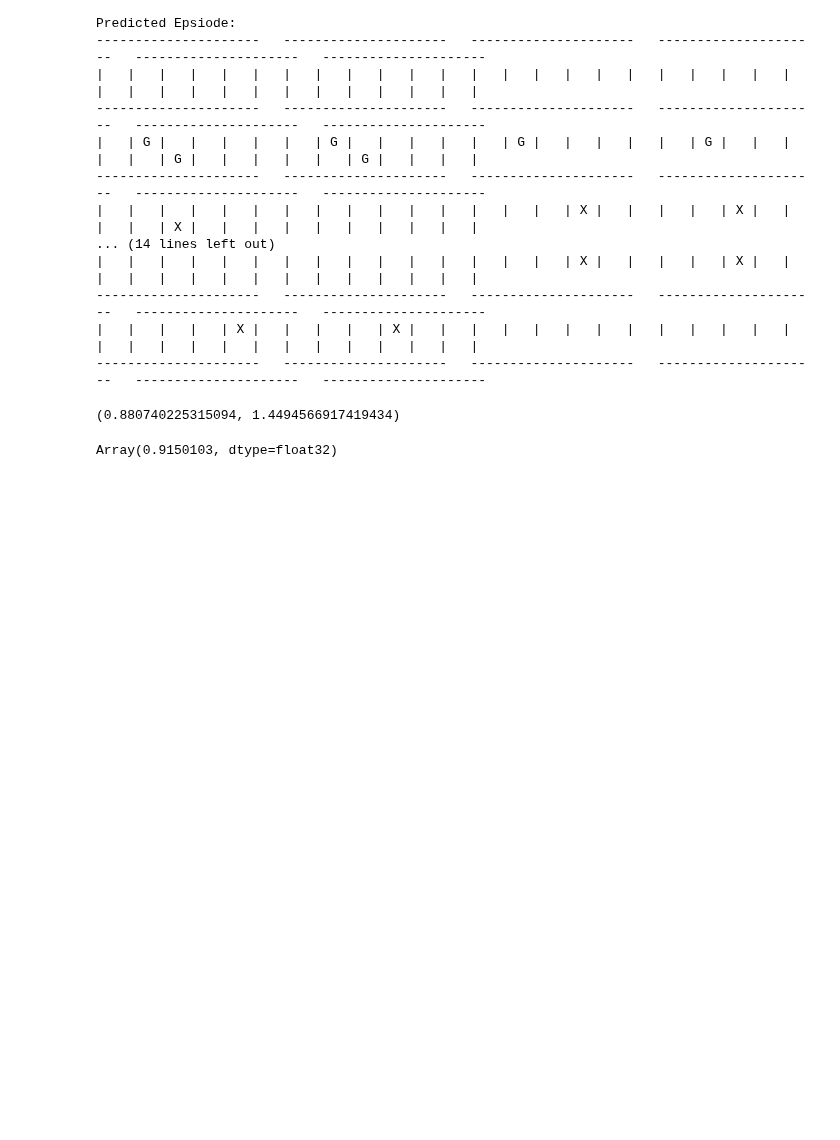
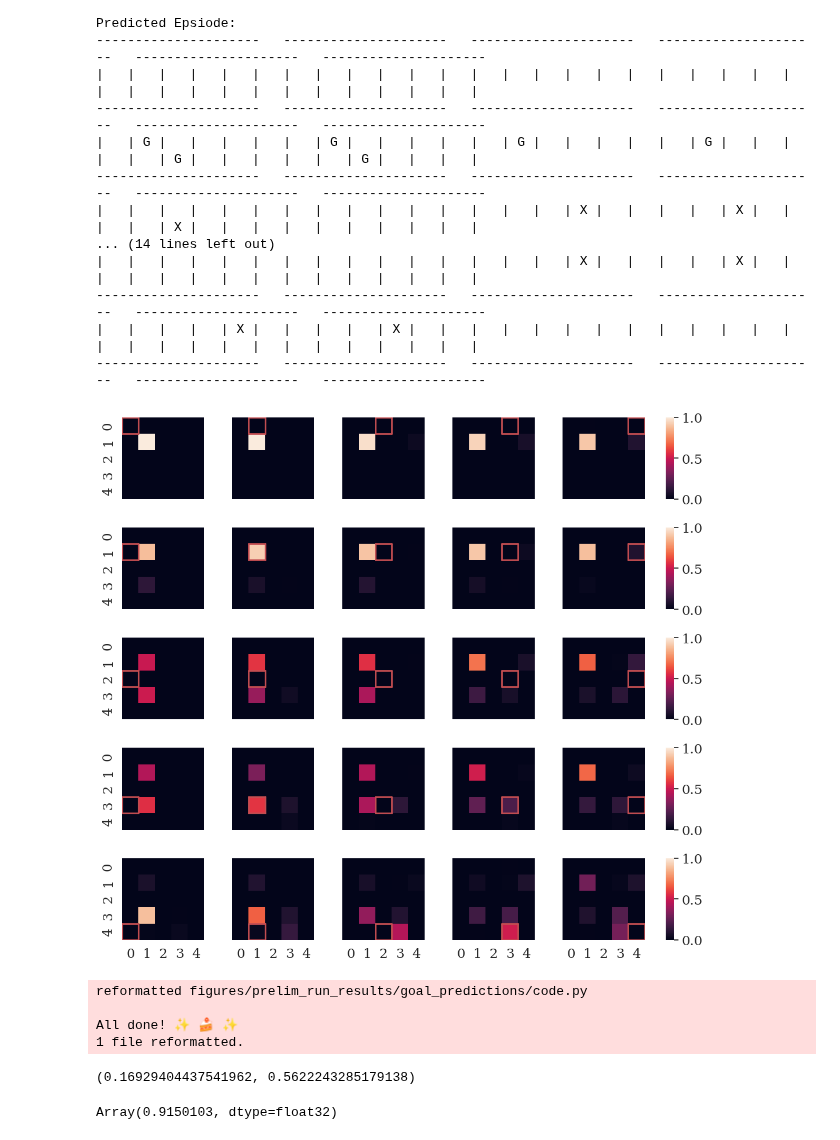
Before and after one commit to DylanCope/poclaps, a Jupyter notebook: prelim_results_gen_seqs_with_world_model.ipynb, the cells around one changed output. Cells and saved outputs as stored; diff of their text form; code cells hidden in the pictures; blank space fills up the shorter version.

Commit message:
goal predictions analysis of ablated method

```diff
--- a/prelim_results_gen_seqs_with_world_model.ipynb
+++ b/prelim_results_gen_seqs_with_world_model.ipynb
@@ -956,14 +983,83 @@ Predicted Epsiode:
+# %%
+import matplotlib.gridspec as gridspec
+
+def plot_goal_predictions(acc_df):
+    set_plotting_style(font_scale=1.5)
+
+    plt.figure(figsize=(11, 10))
+    gs = gridspec.GridSpec(5, 6, width_ratios=[1, 1, 1, 1, 1, 0.1])
+
+    for j in range(5):
+        for i in range(5):
+            true_x, true_y = j, i
+
+            df = acc_df[(acc_df['act_goal_pos_x'] == true_x) & (acc_df['act_goal_pos_y'] == true_y)]
+
+            preds_table = np.zeros((env_params.grid_size, env_params.grid_size))
+
+            for row in df.itertuples():
+                preds_table[row.pred_goal_pos_x, row.pred_goal_pos_y] += 1
+
+            preds_table /= preds_table.sum()
+
+            ax = plt.subplot(gs[j, i])
+            sns.heatmap(
+                preds_table,
+                ax=ax,
+                cbar=i == 4,
+                cbar_ax=None if i != 4 else plt.subplot(gs[j, 5]),
+                vmin=0, vmax=1,
+                square=True
+            )
+
+            if i != 0:
+                ax.set_yticks([])
+                ax.set_ylabel('')
+            else:
+                ax.set_yticks(np.array([0, 1, 2, 3, 4]) + 0.5)
+                ax.set_yticklabels(['0', '1', '2', '3', '4'])
+
+            if j != 4:
+                ax.set_xticks([])
+                ax.set_xlabel('')
+            else:
+                ax.set_xticks(np.array([0, 1, 2, 3, 4]) + 0.5)
+                ax.set_xticklabels(['0', '1', '2', '3', '4'])
+
+            width = 2
+            ax.plot([true_y, true_y + 1], [true_x, true_x], 'r', linewidth=width)
+            ax.plot([true_y, true_y + 1], [true_x + 1, true_x + 1], 'r', linewidth=width)
+            ax.plot([true_y, true_y], [true_x, true_x + 1], 'r', linewidth=width)
+            ax.plot([true_y + 1, true_y + 1], [true_x, true_x + 1], 'r', linewidth=width)
+
+        cbar_ax = plt.subplot(gs[j, 5])
+        cbar_ax.set_aspect(10)  # Adjust this value to fine-tune
+
+    plt.tight_layout()
+
+
+save_reproducible_figure(
+    'goal_predictions', acc_df, plot_goal_predictions, show=True,
+    figures_dir=f'figures/prelim_run_results'
+)
+# %% [output]
+[figure, added]
+reformatted figures/prelim_run_results/goal_predictions/code.py
+
+All done! ✨ 🍰 ✨
+1 file reformatted.
 # %%
 predicted_ep = obs_preds.round(2)
 pred_goal_pos, _ = get_goals_and_pos(predicted_ep)
+act_goal_pos, _ = get_goals_and_pos(traj_batch.obs)
 
-delta_goal_pos = jnp.abs(pred_goal_pos - traj_batch.env_state.env_state.goal_pos)
-goal_pos_dist = jnp.linalg.norm(delta_goal_pos, ord=1, axis=-1)
-goal_pos_dist_mean = goal_pos_dist[jnp.logical_not(seq_mask)].mean()
-goal_pos_dist_std = goal_pos_dist[jnp.logical_not(seq_mask)].std()
+delta_goal_pos = jnp.abs(pred_goal_pos - act_goal_pos)
+goal_pos_dist = jnp.linalg.norm(delta_goal_pos, ord=1, axis=-1)[jnp.logical_not(seq_mask)]
+goal_pos_dist_mean = goal_pos_dist.mean()
+goal_pos_dist_std = goal_pos_dist.std()
 goal_pos_dist_mean.item(), goal_pos_dist_std.item()
 # %% [output]
-(0.880740225315094, 1.4494566917419434)
+(0.16929404437541962, 0.5622243285179138)
 # %%
 from poclaps.rollout_fake_msgs import SimpleGridWorldCommPolicy
 
```
Also changed, not shown: parts of 4 cells of this notebook, 3 other files.
